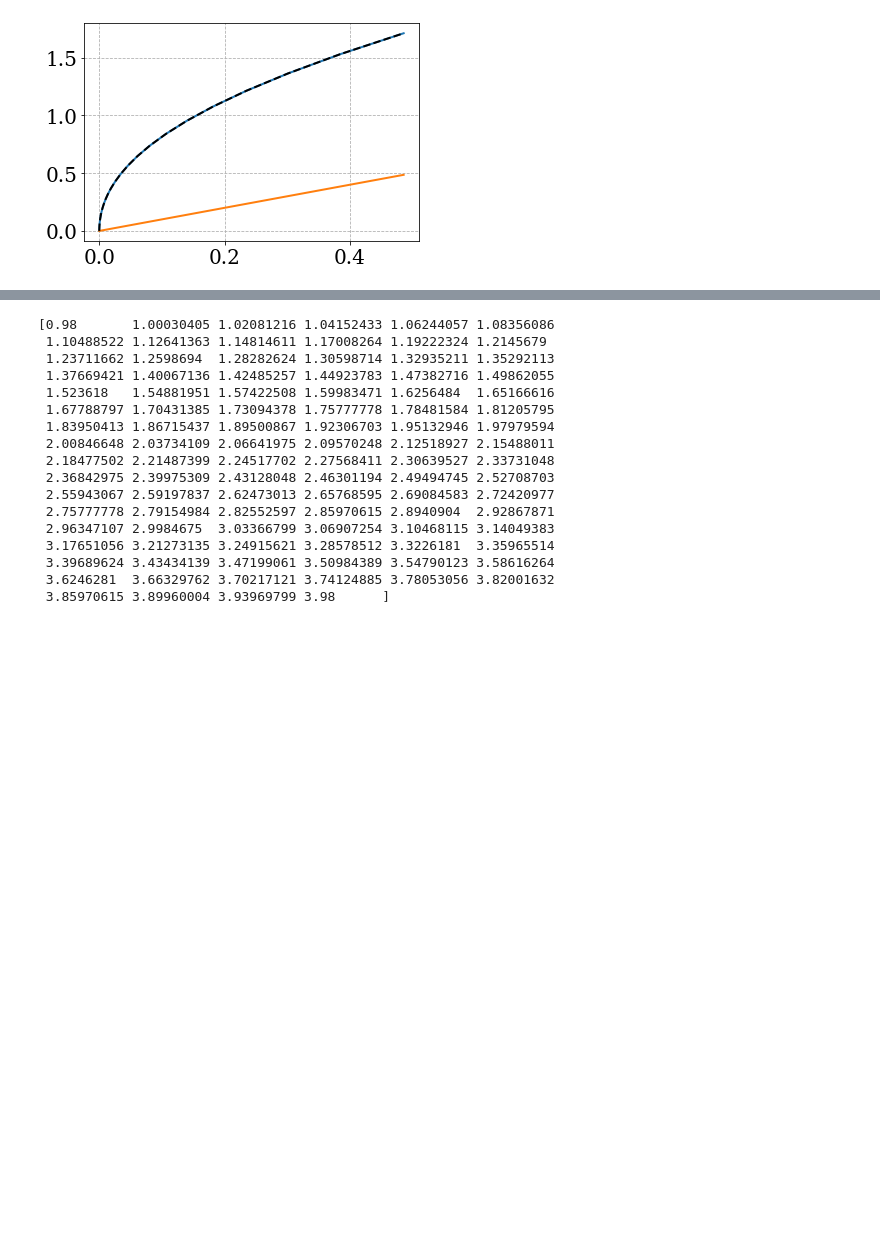
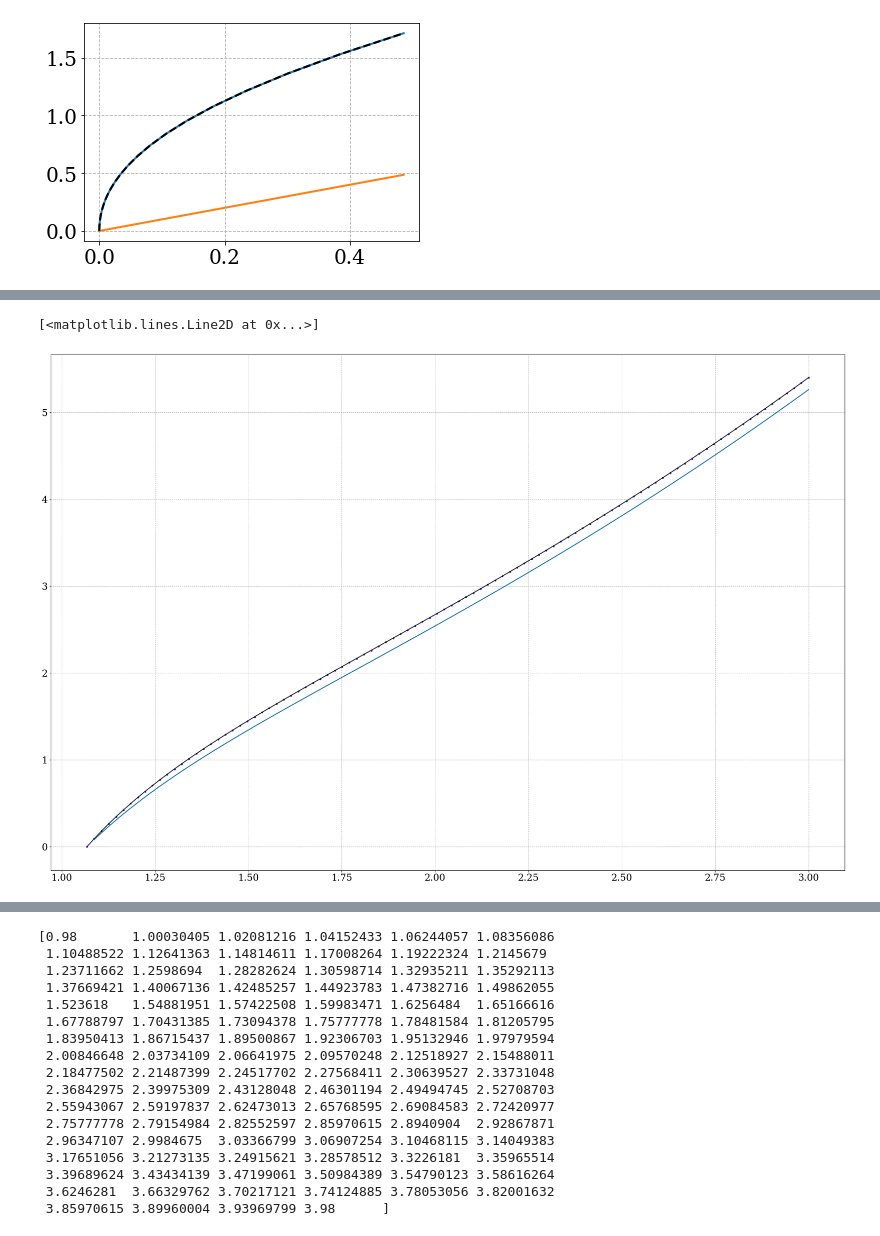
Before and after one commit to martkjoh/master, a Jupyter notebook: scripts/pion_star/pion_star.ipynb, the cells around one changed output, grey strips where cells are left out. Cells and saved outputs as stored; diff of their text form; code cells hidden in the pictures; blank space fills up the shorter version.

```diff
--- a/scripts/pion_star/pion_star.ipynb
+++ b/scripts/pion_star/pion_star.ipynb
@@ -82,0 +88,11 @@ ax.plot(p(mu), u(mu), "b.", lw=2, alpha=0.8)
+# %%
+u2 = lambda mu: 1/2 * (mu**2 - (3*mu**2 - 2*D)/(mu**2 - 2*D)**2 + 2*(1+D))
+
+fig, ax = plt.subplots(figsize=(30, 20))
+
+ax.plot(mu, u(mu), "b.", lw=2, alpha=0.8)
+ax.plot(mu, u2(mu) , "k", lw=2, alpha=0.8)
+ax.plot(mu, u1(sqrt(mu**2 - 2*D)))
+# %% [output]
+[<matplotlib.lines.Line2D at 0x...>]
+[figure, added]
```
Also changed, not shown: parts of 6 cells of this notebook, 22 other files.
